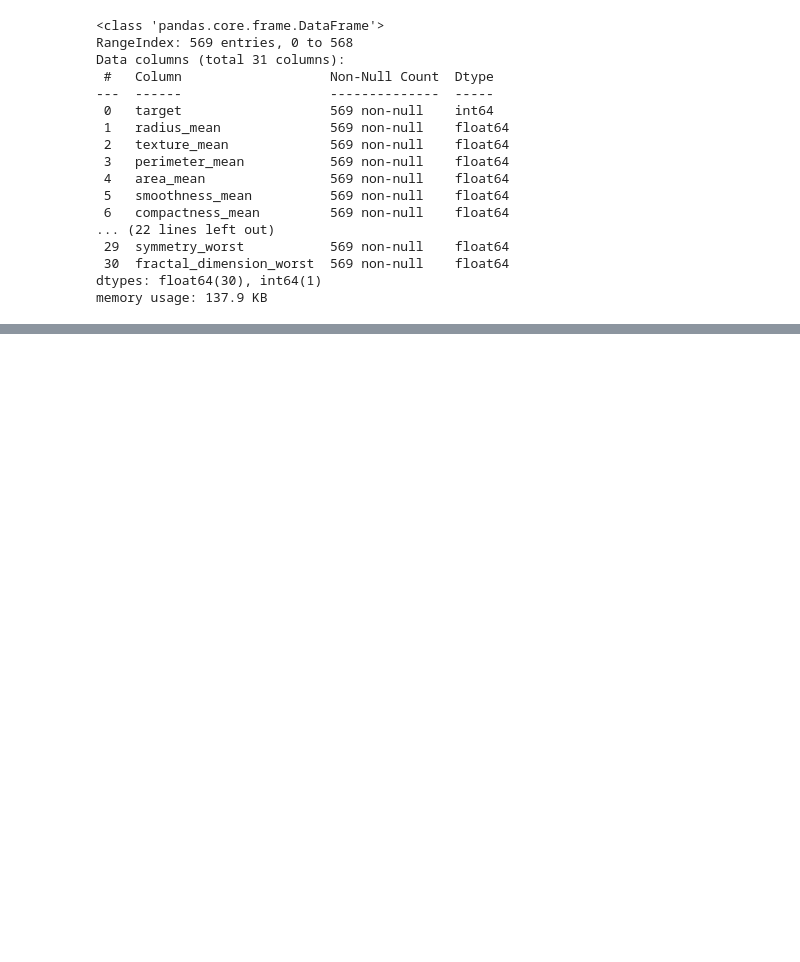
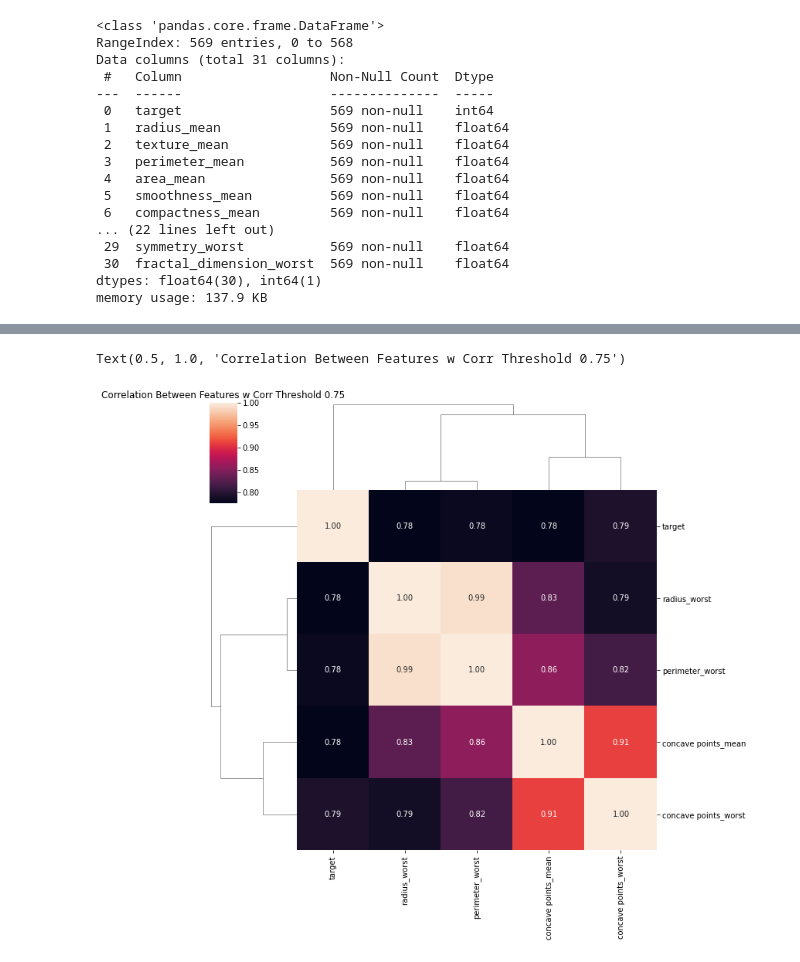
Before and after one commit to busrasari/Breast-Cancer-Detection-using-ML, a Jupyter notebook: Breast_Cancer.ipynb, the cells around one changed output, grey strips where cells are left out. Drawn from its saved outputs; the diff is of its cells as text; code cells hidden in the pictures; blank space fills up the shorter version.

```diff
--- a/Breast_Cancer.ipynb
+++ b/Breast_Cancer.ipynb
@@ -117,0 +127,9 @@ data.describe()
+# %%
+threshold = 0.75 #sadece 0.75 üstündeki değişkenlere bakıyoruz
+filtre = np.abs(corr_matrix["target"]) > threshold
+corr_features = corr_matrix.columns[filtre].tolist()
+sns.clustermap(data[corr_features].corr(), annot = True, fmt = ".2f")
+plt.title("Correlation Between Features w Corr Threshold 0.75")
+# %% [output]
+Text(0.5, 1.0, 'Correlation Between Features w Corr Threshold 0.75')
+[figure, added]
```
Also changed, not shown: parts of 4 cells of this notebook.
